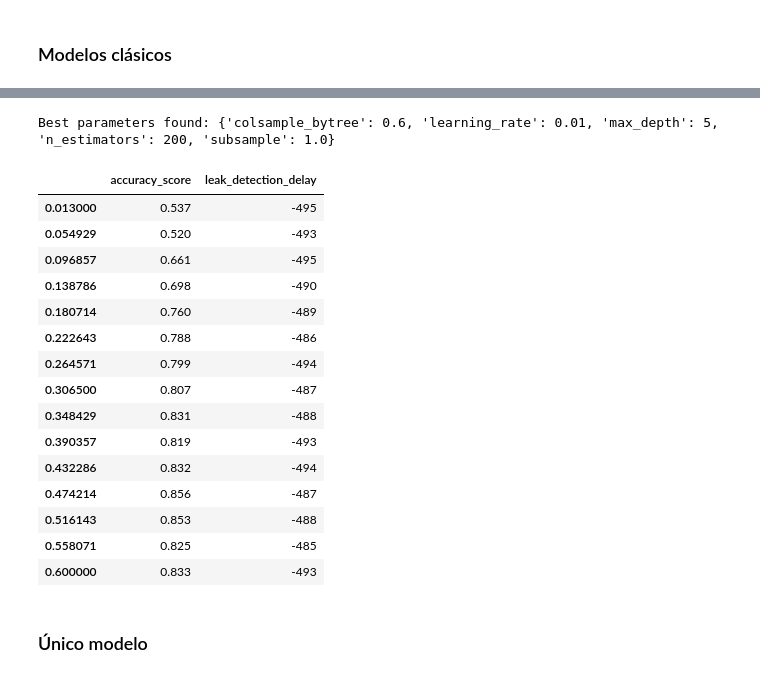
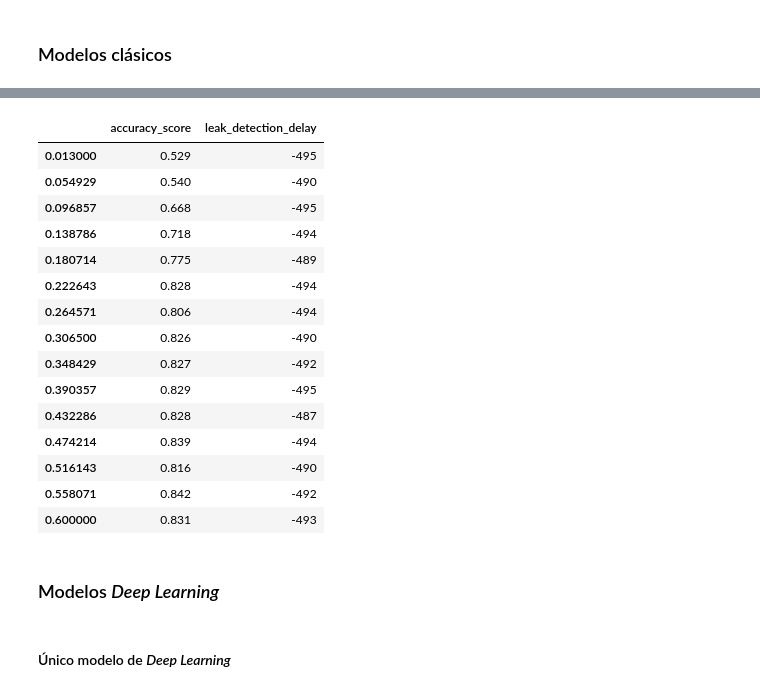
Before and after one commit to alu0101351773/TFM, a Jupyter notebook: src/project/main.ipynb, the cells around one changed output, grey strips where cells are left out. Saved outputs shown, nothing was run; the diff lists cells and outputs as text; code cells hidden in the pictures.

```diff
--- a/src/project/main.ipynb
+++ b/src/project/main.ipynb
@@ -612,21 +612,35 @@ def leak_detection_delay(y_true: np.array, y_pred: np.array) -> int:
 ### Aplicación de `GridSearch` a modelos
 # %%
 from sklearn.model_selection import GridSearchCV
+import pickle as pkl
 
-def eval_classic_model(base_classifier, param_grid, cv = 5) -> None:
-    grid_search = GridSearchCV(
-        estimator = base_classifier,
-        param_grid = param_grid,
-        cv = cv
-    )
+param_grids_path = '../../pkl/param_grids'
 
-    grid_search.fit(X_train_complete, y_train_complete)
+def eval_classic_model(base_classifier_class, param_grid, cv = 5) -> None:
+    param_pkl_path = f'{param_grids_path}/{base_classifier_class.__name__}.pkl'
 
-    print(f"Best parameters found: {grid_search.best_params_}")
+    classifier = None
+
+    if os.path.exists(param_pkl_path):  # Param grid already known
+        print('Loading pickle')
+        param_grid = pkl.load(open(param_pkl_path, 'rb'))
+        classifier = base_classifier_class(**param_grid)
+        classifier.fit(X_train_complete, y_train_complete)
+    else:
+        grid_search = GridSearchCV(
+            estimator = base_classifier_class(),
+            param_grid = param_grid,
+            cv = cv
+        )
+        grid_search.fit(X_train_complete, y_train_complete)
+        classifier = grid_search.best_estimator_
+        pkl.dump(
+            obj = grid_search.best_params_,
+            file = open(param_pkl_path, 'wb')
+        )
 
     result_dict = {}
 
-    best_classifier = grid_search.best_estimator_
     for case in data_dict:
         leak_value = data_dict[case]['leak_value']
         test_dataframe = data_dict[case]['test_dataframe']
@@ -634,8 +648,7 @@ def eval_classic_model(base_classifier, param_grid, cv = 5) -> None:
         X_test = test_dataframe.drop(columns='Fugando combustible')
         y_test = test_dataframe['Fugando combustible']
 
-        best_classifier = grid_search.best_estimator_
-        y_pred = best_classifier.predict(X_test)
+        y_pred = classifier.predict(X_test)
 
         accuracy = accuracy_score(y_test, y_pred)
         leak_delay = leak_detection_delay(y_test, y_pred)
@@ -767,37 +771,36 @@ Best parameters found: {'metric': 'euclidean', 'n_neighbors': 11, 'weights': 'un
 # %%
 from xgboost import XGBClassifier
-
-xgb_classifier = XGBClassifier()
 
 xgb_param_grid = {
     'n_estimators': [50, 100, 200],
     'max_depth': [3, 5, 7, 9],
     'learning_rate': [0.01, 0.1, 0.2, 0.3],
     'subsample': [0.6, 0.8, 1.0],
     'colsample_bytree': [0.6, 0.8, 1.0]
 }
 
-eval_classic_model(xgb_classifier, xgb_param_grid)
+eval_classic_model(XGBClassifier, xgb_param_grid)
 # %% [output]
-Best parameters found: {'colsample_bytree': 0.6, 'learning_rate': 0.01, 'max_depth': 5, 'n_estimators': 200, 'subsample': 1.0}
 |  | accuracy_score | leak_detection_delay |
-| 0.013000 | 0.537 | -495 |
-| 0.054929 | 0.520 | -493 |
-| 0.096857 | 0.661 | -495 |
-| 0.138786 | 0.698 | -490 |
-| 0.180714 | 0.760 | -489 |
-| 0.222643 | 0.788 | -486 |
-| 0.264571 | 0.799 | -494 |
-| 0.306500 | 0.807 | -487 |
-| 0.348429 | 0.831 | -488 |
-| 0.390357 | 0.819 | -493 |
-| 0.432286 | 0.832 | -494 |
-| 0.474214 | 0.856 | -487 |
-| 0.516143 | 0.853 | -488 |
-| 0.558071 | 0.825 | -485 |
-| 0.600000 | 0.833 | -493 |
+| 0.013000 | 0.529 | -495 |
+| 0.054929 | 0.540 | -490 |
+| 0.096857 | 0.668 | -495 |
+| 0.138786 | 0.718 | -494 |
+| 0.180714 | 0.775 | -489 |
+| 0.222643 | 0.828 | -494 |
+| 0.264571 | 0.806 | -494 |
+| 0.306500 | 0.826 | -490 |
+| 0.348429 | 0.827 | -492 |
+| 0.390357 | 0.829 | -495 |
+| 0.432286 | 0.828 | -487 |
+| 0.474214 | 0.839 | -494 |
+| 0.516143 | 0.816 | -490 |
+| 0.558071 | 0.842 | -492 |
+| 0.600000 | 0.831 | -493 |
+# %% [markdown]
+### Modelos _Deep Learning_
 # %% [markdown]
-### Único modelo
+#### Único modelo de _Deep Learning_
 # %%
 model = tf.keras.Sequential([
     tf.keras.layers.Input(shape=(X_train_complete.shape[1], 1)),
```
Also changed, not shown: parts of 23 cells of this notebook, 19 other files.
